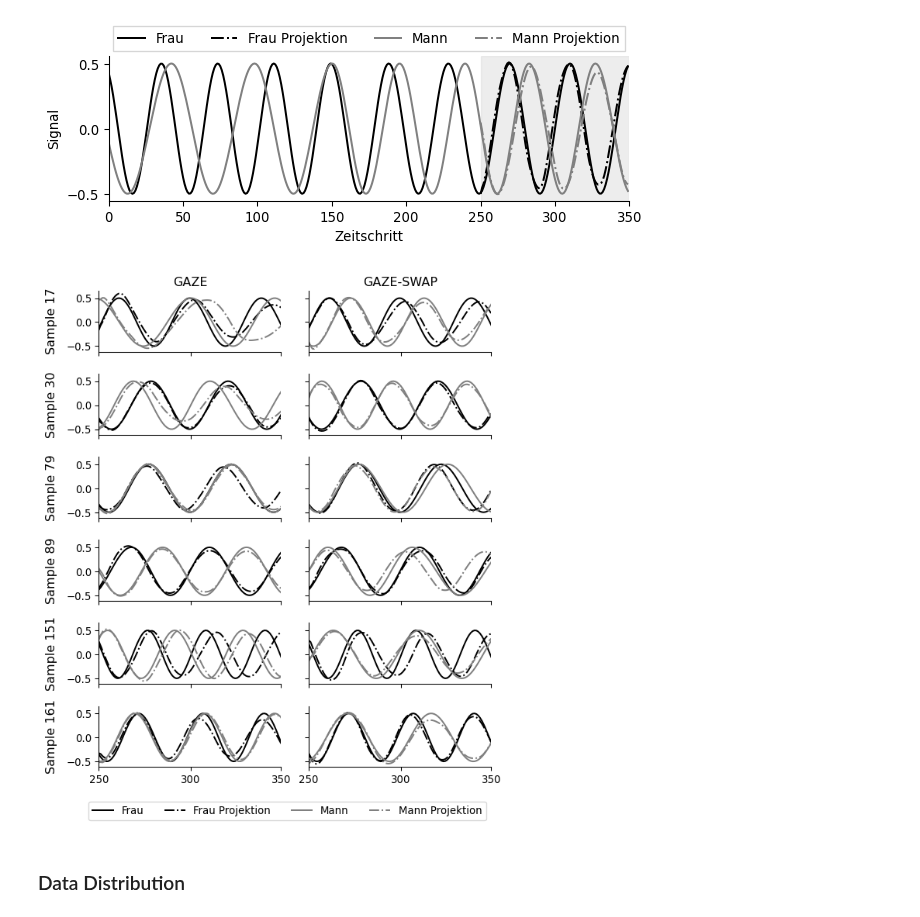
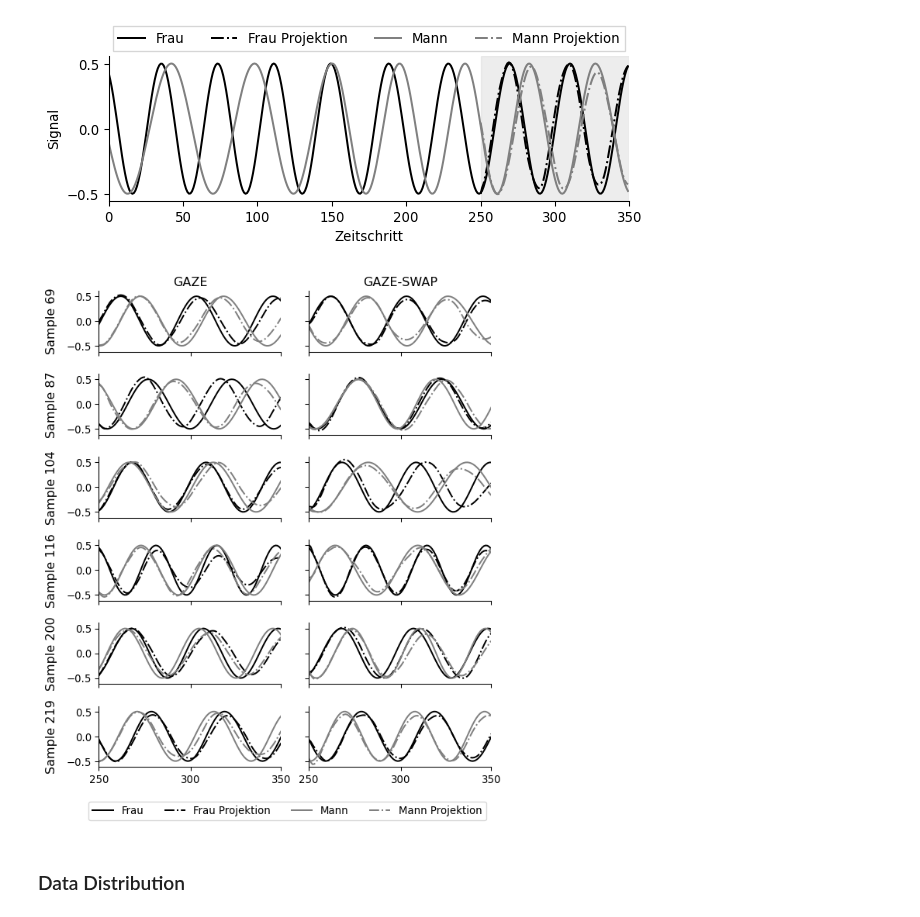
Before and after one commit to visserle/two-hearts, a Jupyter notebook: 02_model_plots.ipynb, the cells around one changed output. Cells and saved outputs as stored; diff of their text form; code cells hidden in the pictures.

```diff
--- a/02_model_plots.ipynb
+++ b/02_model_plots.ipynb
@@ -434,10 +434,10 @@ plt.savefig(
 # %%
 # Get random sample indices for n samples
 n = 6
-# sample_no = np.sort([
-#     randint(0, len(samples["gaze"]["y_output_test"])-1)
-#     for p in range(0, n)
-# ])
+sample_no = np.sort([
+    randint(0, len(samples["gaze"]["y_output_test"])-1)
+    for p in range(0, n)
+])
 
 n_rows = len(sample_no)
 n_cols = 2
@@ -481,34 +481,34 @@ sns.despine()
 row_headers = [f"Sample {str(x)}" for x in sample_no]
 col_headers = ["GAZE", "GAZE-SWAP"]
 # fontweight="bold")#, )#, fontfamily="monospace")
 font_kwargs = dict(fontsize="large")
 add_headers(
     fig,
     col_headers=col_headers,
     row_headers=row_headers,
     **font_kwargs)
 
 # Code for legend based on https://stackoverflow.com/a/59393045
 labels_handles = {
     label: handle for ax in fig.axes for handle,
     label in zip(*ax.get_legend_handles_labels())
 }
 
 fig.legend(
     labels_handles.values(),
     labels_handles.keys(),
     loc="upper center",
     bbox_to_anchor=(0.5, 0),
     bbox_transform=plt.gcf().transFigure,
     ncol=4)
 plt.savefig(
     "plots/samples_pred.png",
     bbox_inches='tight',
     dpi=512)
 
 plt.show()
 # %% [output]
-[figure, old version]
+[figure, new version]
 # %% [markdown]
 ### Data Distribution
 # %% [markdown]
```
Also changed, not shown: parts of 1 cell of this notebook, 6 other files.
